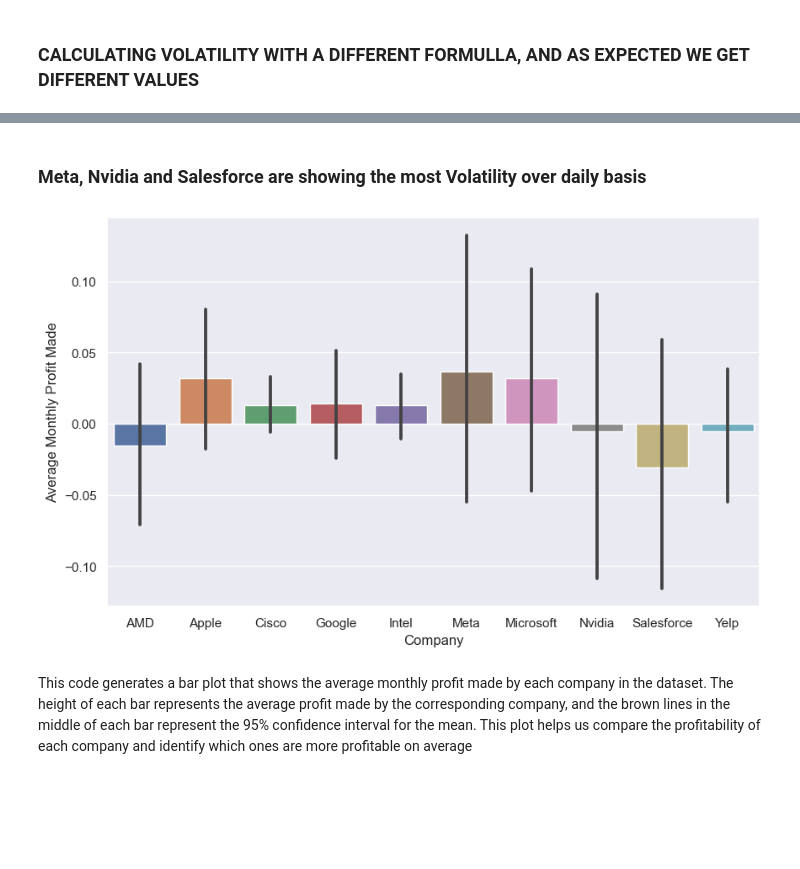
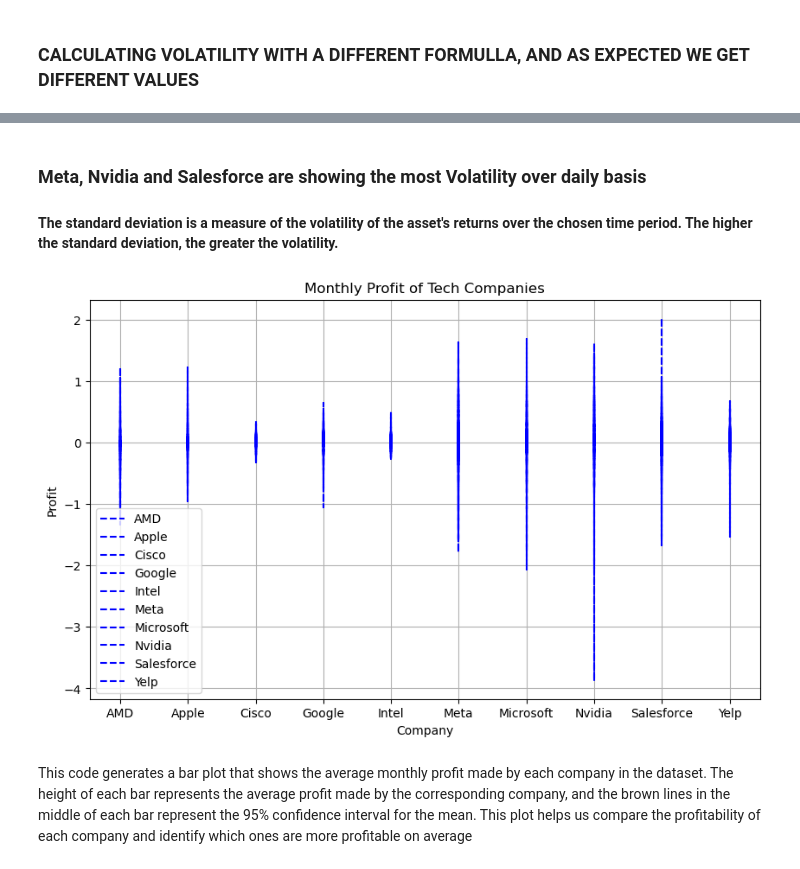
Before and after one commit to ubco-W2022T2-data301/Group35, a Jupyter notebook: analysis/analysis1.ipynb, the cells around one changed output, grey strips where cells are left out. Cells and saved outputs as stored; diff of their text form; code cells hidden in the pictures; blank space fills up the shorter version.

```diff
--- a/analysis/analysis1.ipynb
+++ b/analysis/analysis1.ipynb
@@ -428,15 +453,23 @@ plt.show()
 # %% [markdown]
 ### Meta, Nvidia and Salesforce are showing the most Volatility over daily basis
+
+#### The standard deviation is a measure of the volatility of the asset's returns over the chosen time period. The higher the standard deviation, the greater the volatility.
-# %%
-# Barplots
-fig, ax = plt.subplots(figsize=(10,6))
-sns.barplot(x='Company', y='Profit_Made', data=df_monthly)
-
-ax.set_xlabel('Company')
-ax.set_ylabel('Average Monthly Profit Made')
-plt.show()
-# %% [output]
-[figure, removed]
+# %%
+fig, ax = plt.subplots(figsize=(10,6))
+
+# Plot each company's volatility over time
+for company, data in df_monthly.groupby('Company'):
+    ax.plot(data['Company'], data['Profit_Made'], label=company, color='blue', linestyle='--')
+
+# Set the x-axis label
+ax.set_xlabel('Company')
+ax.set_ylabel('Profit')
+ax.set_title('Monthly Profit of Tech Companies')
+ax.legend()
+ax.grid()
+plt.show()
+# %% [output]
+[figure, added]
 # %% [markdown]
 This code generates a bar plot that shows the average monthly profit made by each company in the dataset. The height of each bar represents the average profit made by the corresponding company, and the brown lines in the middle of each bar represent the 95% confidence interval for the mean. This plot helps us compare the profitability of each company and identify which ones are more profitable on average
 # %%
```
Also changed, not shown: parts of 34 cells of this notebook.
